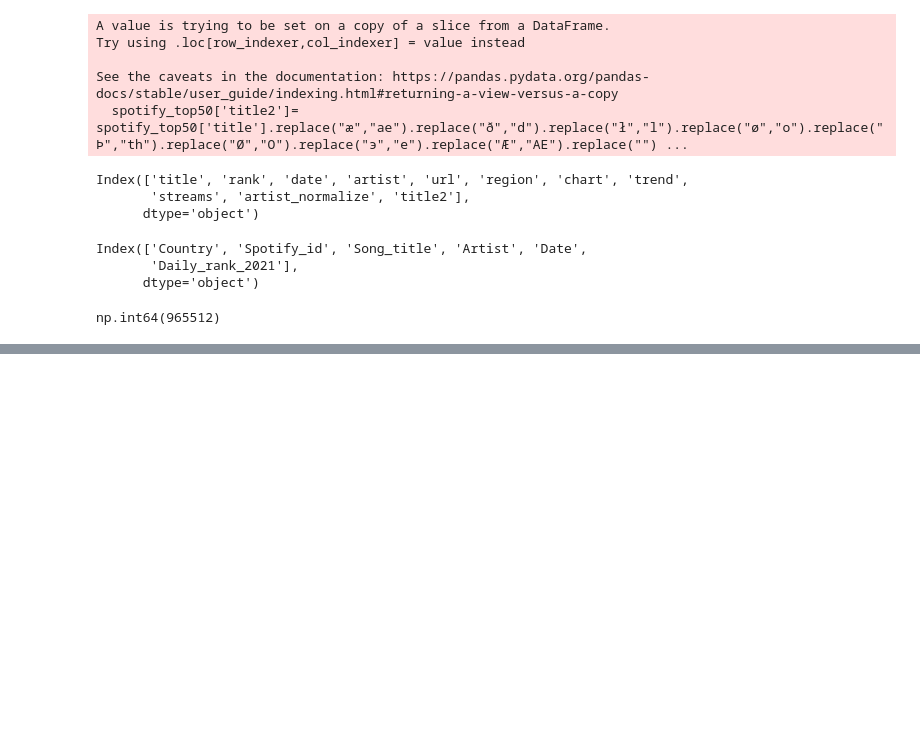
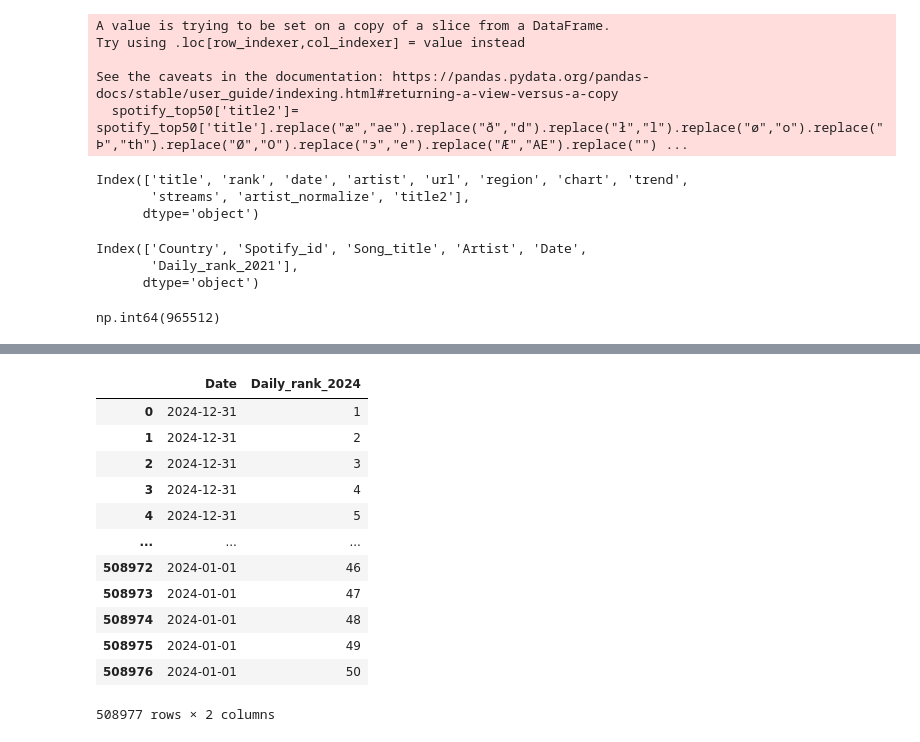
Before and after one commit to JesusB11/mid_project, a Jupyter notebook: notebooks/jesus.ipynb, the cells around one changed output, grey strips where cells are left out. Cells and saved outputs as stored; diff of their text form; code cells hidden in the pictures; blank space fills up the shorter version.

```diff
--- a/notebooks/jesus.ipynb
+++ b/notebooks/jesus.ipynb
@@ -146,0 +176,20 @@ country_to_Song
+# %%
+Rank_2024= spotify_Jessica[['Date', 'Daily_rank_2024']]
+Rank_2024.drop_duplicates
+Rank_2024=pd.DataFrame(Rank_2024)
+Rank_2024.to_csv("../data/clean/Rank_2024.csv", index=False, encoding='utf-8')
+Rank_2024
+# %% [output]
+|  | Date | Daily_rank_2024 |
+| 0 | 2024-12-31 | 1 |
+| 1 | 2024-12-31 | 2 |
+| 2 | 2024-12-31 | 3 |
+| 3 | 2024-12-31 | 4 |
+| 4 | 2024-12-31 | 5 |
+| ... | ... | ... |
+| 508972 | 2024-01-01 | 46 |
+| 508973 | 2024-01-01 | 47 |
+| 508974 | 2024-01-01 | 48 |
+| 508975 | 2024-01-01 | 49 |
+| 508976 | 2024-01-01 | 50 |
+508977 rows × 2 columns
```
Also changed, not shown: parts of 10 cells of this notebook, 2 other files.
